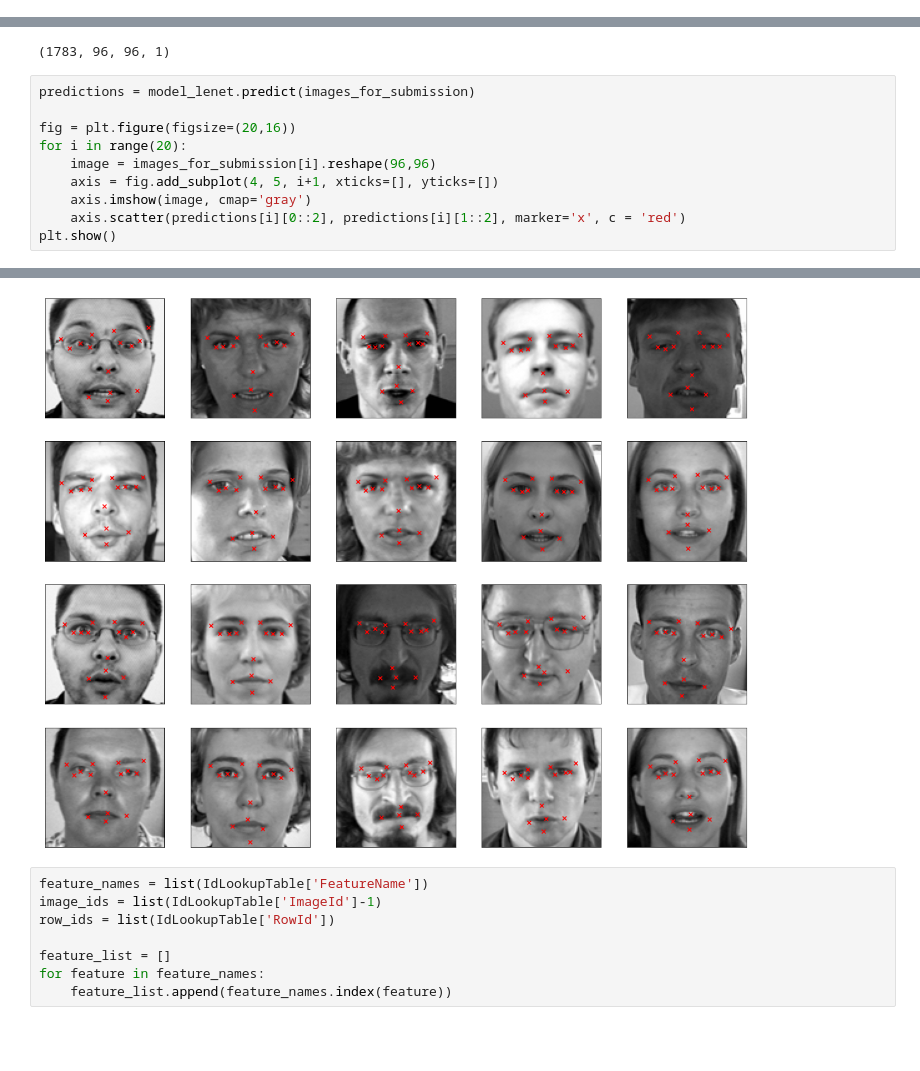
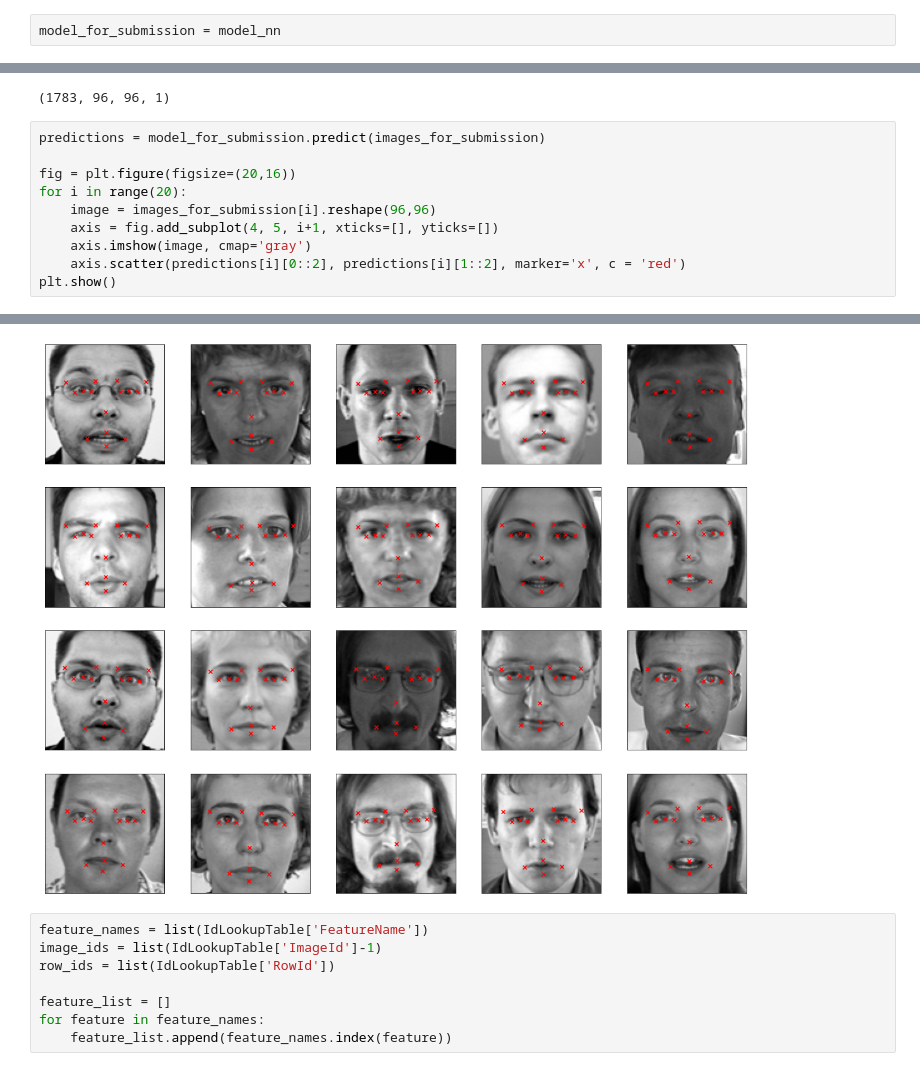
Before and after one commit to mdodovic/Facial-Keypoints-Detection, a Jupyter notebook: keypoints_detector.ipynb, the cells around one changed output, grey strips where cells are left out. Saved outputs shown, nothing was run; the diff lists cells and outputs as text; blank space fills up the shorter version.

```diff
--- a/keypoints_detector.ipynb
+++ b/keypoints_detector.ipynb
@@ -710,6 +712,8 @@ Accuracy of sequential_2 model is: 0.6312%
 #### Visually evaluate the model
 # %% [markdown]
 Hence, the LeNet-5 gives the best performanes among all the models (75%), it will be used for the final submission.
+# %%
+model_for_submission = model_nn
 # %%
 images_for_submission = []
 
@@ -725,7 +729,7 @@ images_for_submission.shape
 # %% [output]
 (1783, 96, 96, 1)
 # %%
-predictions = model_lenet.predict(images_for_submission)
+predictions = model_for_submission.predict(images_for_submission)
 
 fig = plt.figure(figsize=(20,16))
 for i in range(20):
@@ -739,4 +743,4 @@ plt.show()
-[figure, old version]
+[figure, new version]
 # %%
 feature_names = list(IdLookupTable['FeatureName'])
 image_ids = list(IdLookupTable['ImageId']-1)
```
Also changed, not shown: parts of 11 cells of this notebook.
